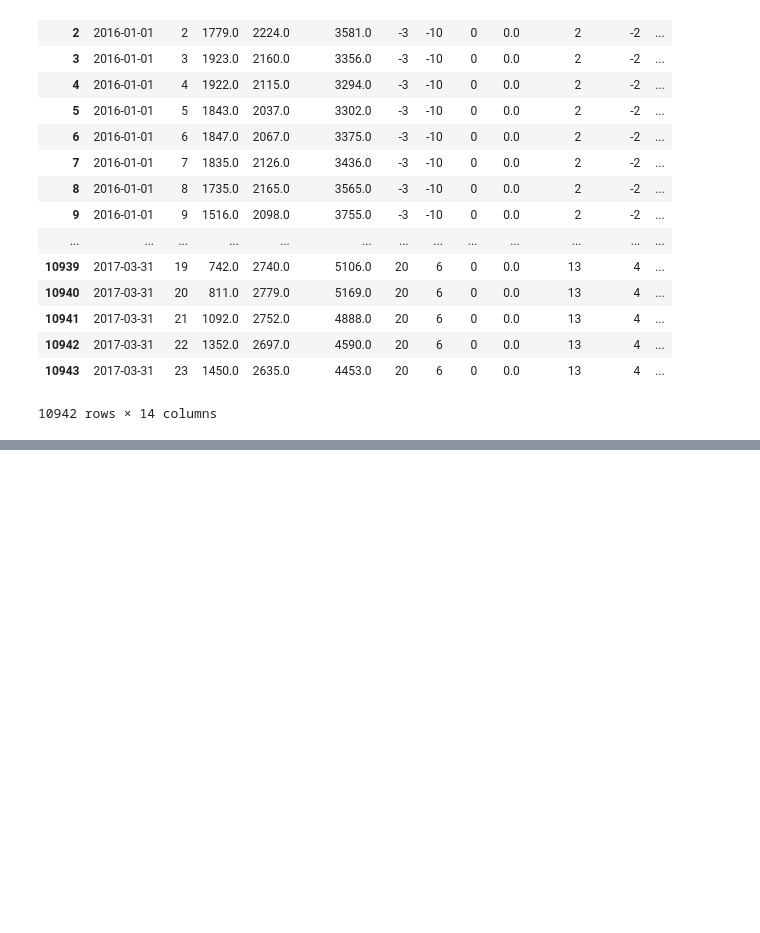
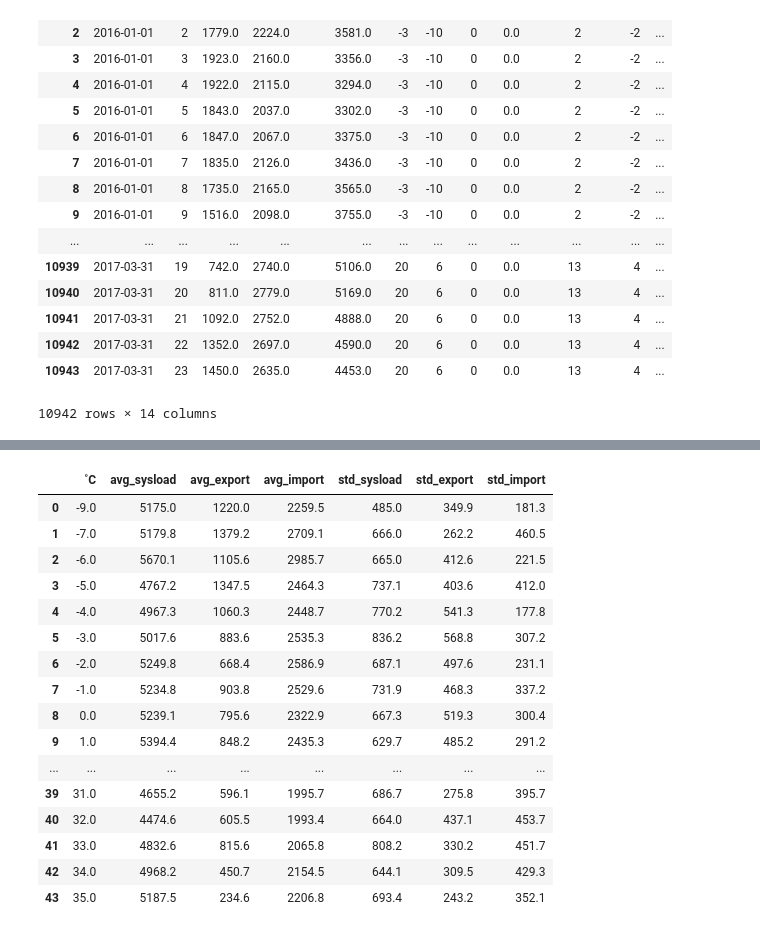
Before and after one commit to Universal95/DataMining_In_The_Energetics, a Jupyter notebook: Data_Expansion.ipynb, the cells around one changed output, grey strips where cells are left out. Cells and saved outputs as stored; diff of their text form; code cells hidden in the pictures; blank space fills up the shorter version.

```diff
--- a/Data_Expansion.ipynb
+++ b/Data_Expansion.ipynb
@@ -181,0 +168,23 @@ dtype: float64]
+# %%
+values = pd.merge(means, stds, on='˚C')
+values = values.round(1)
+values.to_csv('Means_and_stds_for_temperatures.csv', sep=',', index=False)
+values
+# %% [output]
+|  | ˚C | avg_sysload | avg_export | avg_import | std_sysload | std_export | std_import |
+| 0 | -9.0 | 5175.0 | 1220.0 | 2259.5 | 485.0 | 349.9 | 181.3 |
+| 1 | -7.0 | 5179.8 | 1379.2 | 2709.1 | 666.0 | 262.2 | 460.5 |
+| 2 | -6.0 | 5670.1 | 1105.6 | 2985.7 | 665.0 | 412.6 | 221.5 |
+| 3 | -5.0 | 4767.2 | 1347.5 | 2464.3 | 737.1 | 403.6 | 412.0 |
+| 4 | -4.0 | 4967.3 | 1060.3 | 2448.7 | 770.2 | 541.3 | 177.8 |
+| 5 | -3.0 | 5017.6 | 883.6 | 2535.3 | 836.2 | 568.8 | 307.2 |
+| 6 | -2.0 | 5249.8 | 668.4 | 2586.9 | 687.1 | 497.6 | 231.1 |
+| 7 | -1.0 | 5234.8 | 903.8 | 2529.6 | 731.9 | 468.3 | 337.2 |
+| 8 | 0.0 | 5239.1 | 795.6 | 2322.9 | 667.3 | 519.3 | 300.4 |
+| 9 | 1.0 | 5394.4 | 848.2 | 2435.3 | 629.7 | 485.2 | 291.2 |
+| ... | ... | ... | ... | ... | ... | ... | ... |
+| 39 | 31.0 | 4655.2 | 596.1 | 1995.7 | 686.7 | 275.8 | 395.7 |
+| 40 | 32.0 | 4474.6 | 605.5 | 1993.4 | 664.0 | 437.1 | 453.7 |
+| 41 | 33.0 | 4832.6 | 815.6 | 2065.8 | 808.2 | 330.2 | 451.7 |
+| 42 | 34.0 | 4968.2 | 450.7 | 2154.5 | 644.1 | 309.5 | 429.3 |
+| 43 | 35.0 | 5187.5 | 234.6 | 2206.8 | 693.4 | 243.2 | 352.1 |
```
Also changed, not shown: parts of 5 cells of this notebook, 7 other files.
